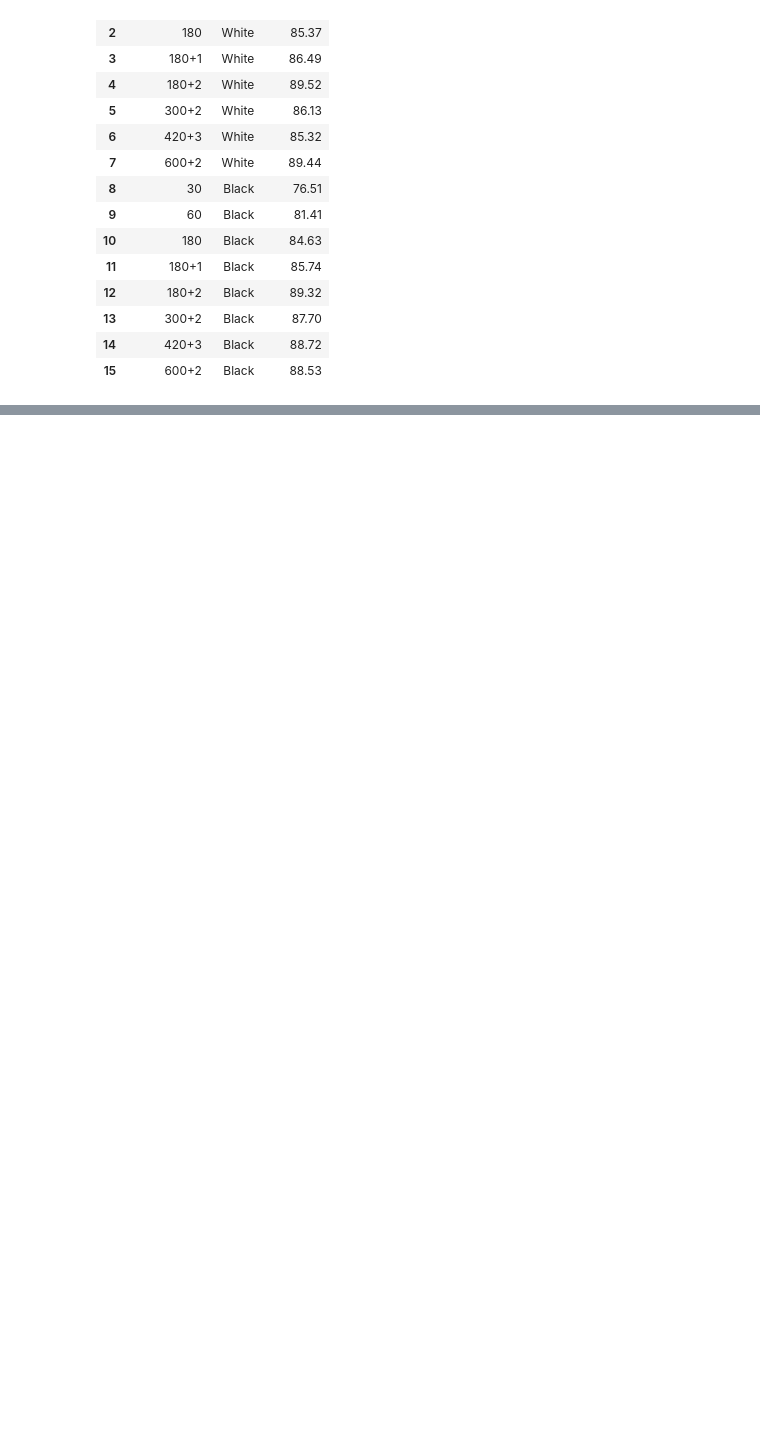
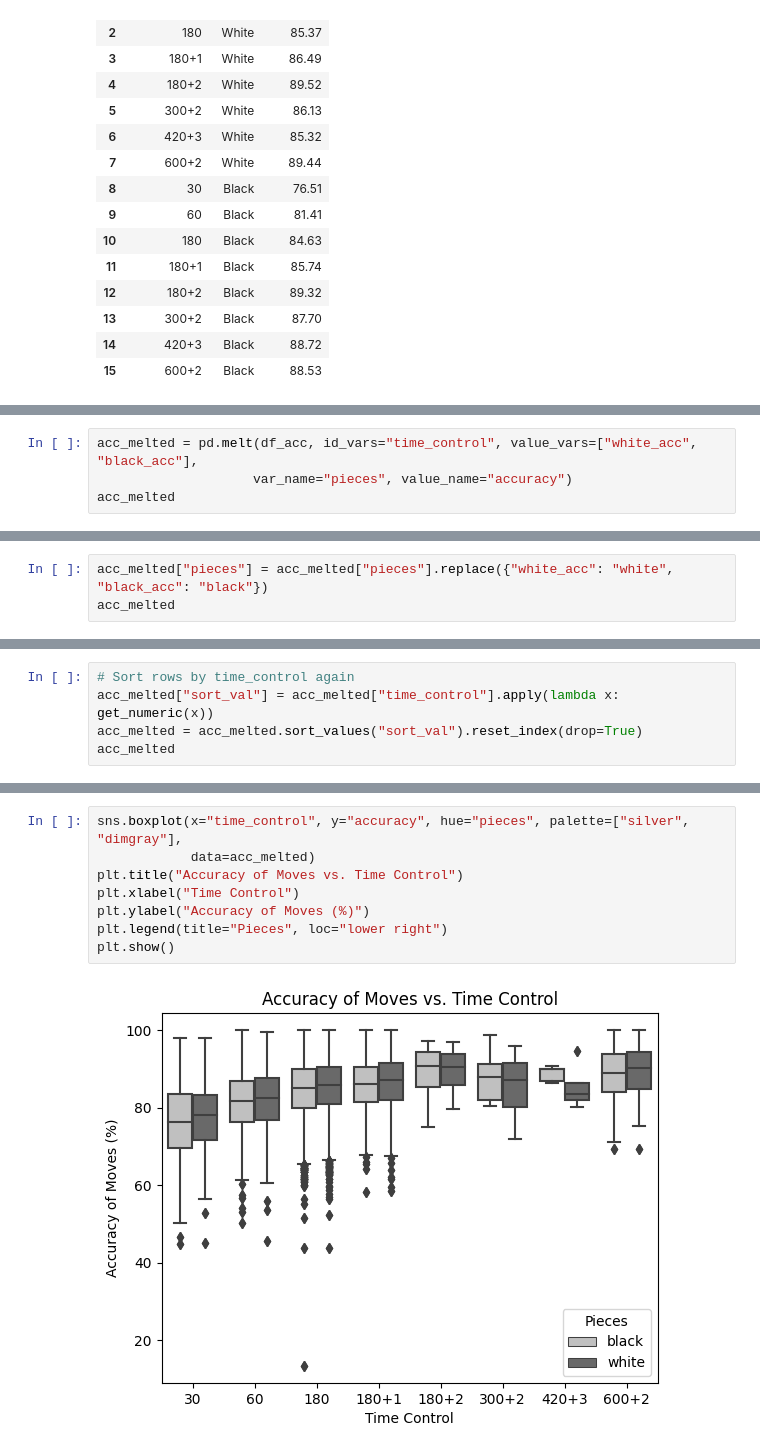
Before and after one commit to ethanwitek/chess-datasets, a Jupyter notebook: Datasets/gm-rated-2024/example-notebook.ipynb, the cells around one changed output, grey strips where cells are left out. Cells and saved outputs as stored; diff of their text form; blank space fills up the shorter version.

```diff
--- a/Datasets/gm-rated-2024/example-notebook.ipynb
+++ b/Datasets/gm-rated-2024/example-notebook.ipynb
@@ -428,0 +449,4 @@ plt.show()
+# %%
+acc_melted = pd.melt(df_acc, id_vars="time_control", value_vars=["white_acc", "black_acc"],
+                    var_name="pieces", value_name="accuracy")
+acc_melted
@@ -428,0 +467,3 @@ plt.show()
+# %%
+acc_melted["pieces"] = acc_melted["pieces"].replace({"white_acc": "white", "black_acc": "black"})
+acc_melted
@@ -428,0 +484,5 @@ plt.show()
+# %%
+# Sort rows by time_control again
+acc_melted["sort_val"] = acc_melted["time_control"].apply(lambda x: get_numeric(x))
+acc_melted = acc_melted.sort_values("sort_val").reset_index(drop=True)
+acc_melted
@@ -428,0 +503,10 @@ plt.show()
+# %%
+sns.boxplot(x="time_control", y="accuracy", hue="pieces", palette=["silver", "dimgray"],
+            data=acc_melted)
+plt.title("Accuracy of Moves vs. Time Control")
+plt.xlabel("Time Control")
+plt.ylabel("Accuracy of Moves (%)")
+plt.legend(title="Pieces", loc="lower right")
+plt.show()
+# %% [output]
+[figure, added]
```
Also changed, not shown: parts of 10 cells of this notebook.
